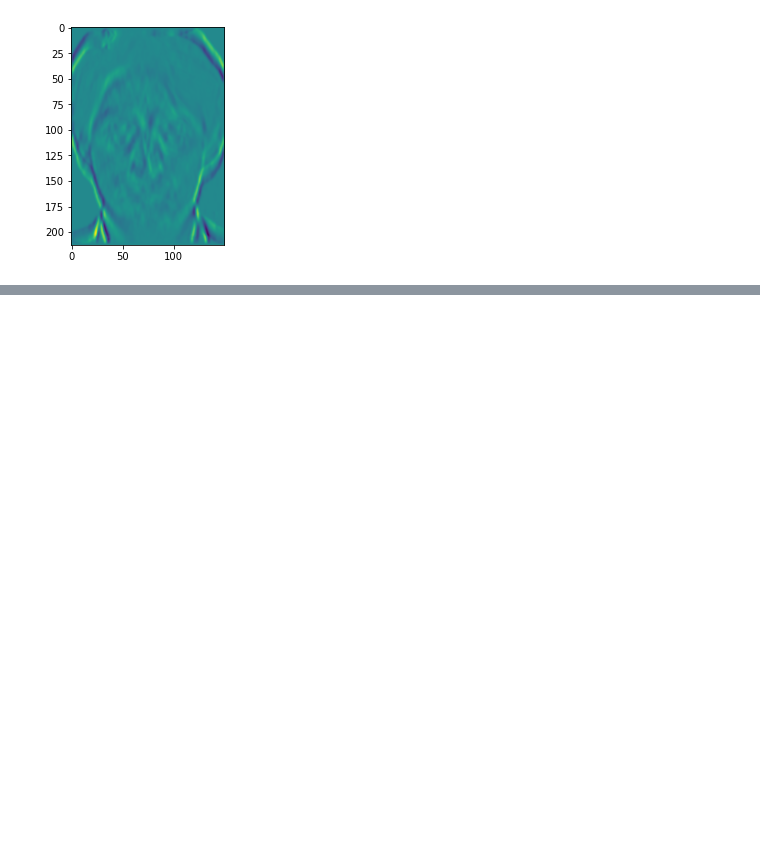
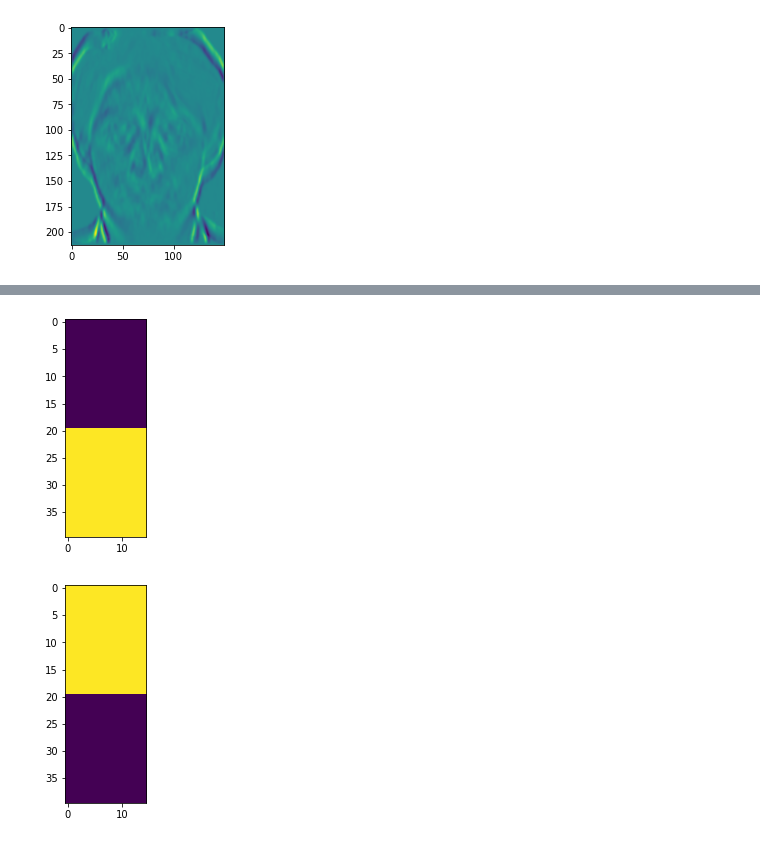
Before and after one commit to ariatara/cs445-final-project, a Jupyter notebook: eye_detection.ipynb, the cells around one changed output, grey strips where cells are left out. Cells and saved outputs as stored; diff of their text form; code cells hidden in the pictures; blank space fills up the shorter version.

```diff
--- a/eye_detection.ipynb
+++ b/eye_detection.ipynb
@@ -81,0 +128,17 @@ plt.show()
+# %%
+ysize = 20
+xsize = 15
+
+haar1 = np.concatenate( (np.zeros([ysize, xsize]), np.ones([ysize, xsize])),axis=0) - 0.5
+plt.imshow(haar1)
+plt.show()
+
+ysize2 = 20
+xsize2 = 25
+
+haar2 = haar1*-1
+plt.imshow(haar2)
+plt.show()
+# %% [output]
+[figure, added]
+[figure, added]
```
Also changed, not shown: parts of 10 cells of this notebook.
